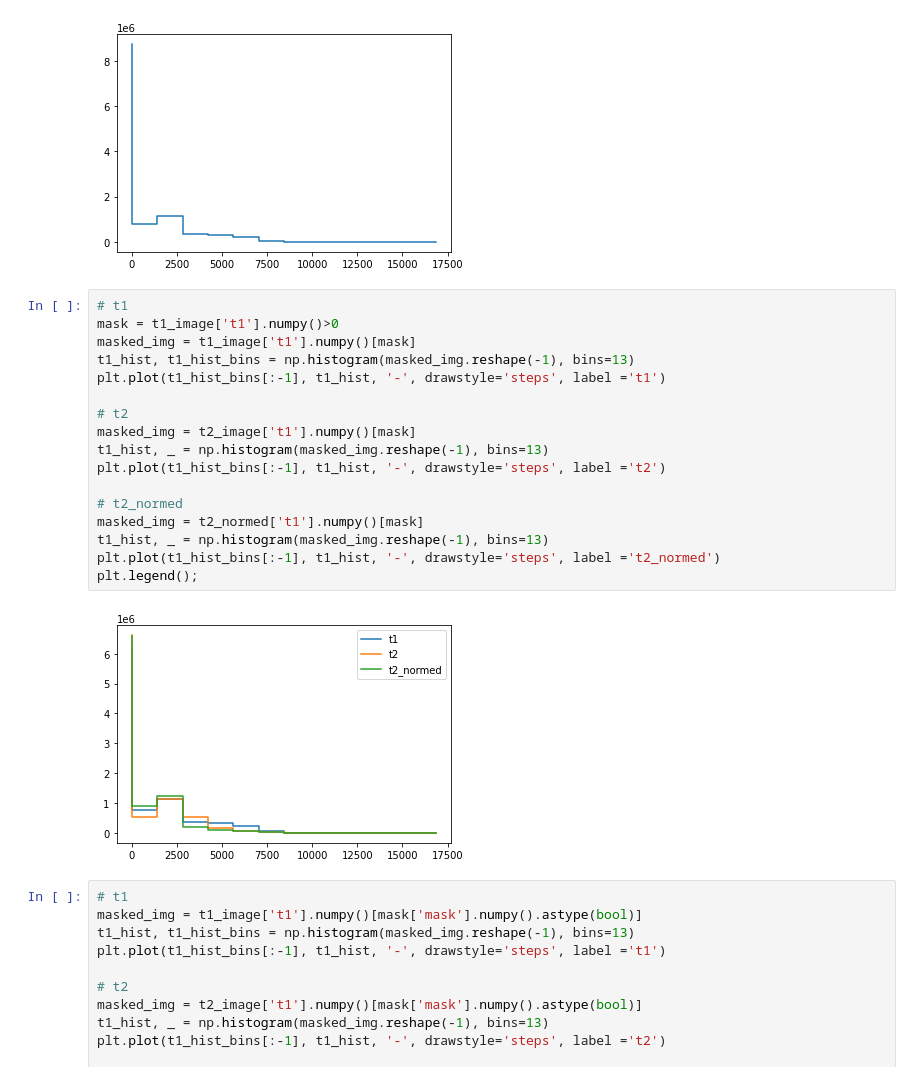
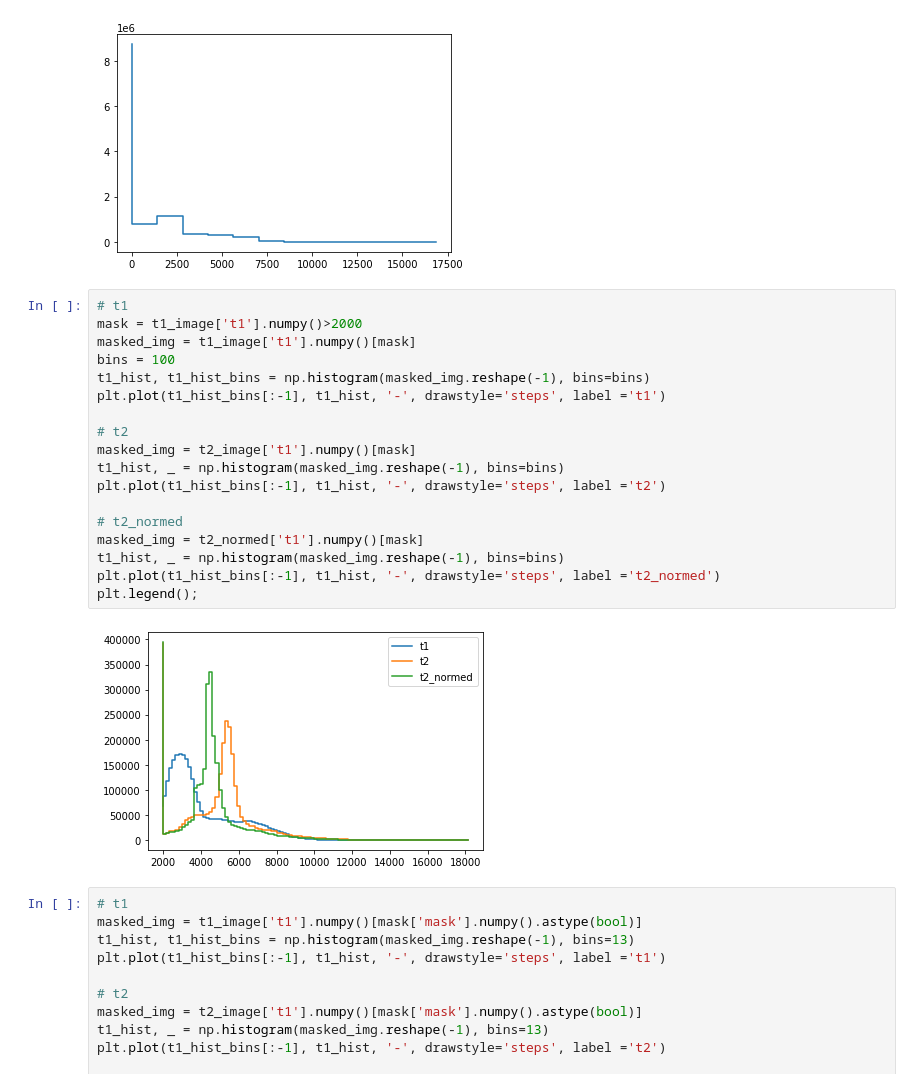
Before and after one commit to MedImAIR/brain-mri-processing-pipeline, a Jupyter notebook: preprocessing/misc/test_histogram_matching.ipynb, the cells around one changed output. Drawn from its saved outputs; the diff is of its cells as text.

```diff
--- a/preprocessing/misc/test_histogram_matching.ipynb
+++ b/preprocessing/misc/test_histogram_matching.ipynb
@@ -183,23 +183,24 @@ plt.plot(t1_hist_bins[:-1], t1_hist, '-', drawstyle='steps')
 [figure]
 # %%
 # t1
-mask = t1_image['t1'].numpy()>0
+mask = t1_image['t1'].numpy()>2000
 masked_img = t1_image['t1'].numpy()[mask]
-t1_hist, t1_hist_bins = np.histogram(masked_img.reshape(-1), bins=13)
+bins = 100
+t1_hist, t1_hist_bins = np.histogram(masked_img.reshape(-1), bins=bins)
 plt.plot(t1_hist_bins[:-1], t1_hist, '-', drawstyle='steps', label ='t1')
 
 # t2
 masked_img = t2_image['t1'].numpy()[mask]
-t1_hist, _ = np.histogram(masked_img.reshape(-1), bins=13)
+t1_hist, _ = np.histogram(masked_img.reshape(-1), bins=bins)
 plt.plot(t1_hist_bins[:-1], t1_hist, '-', drawstyle='steps', label ='t2')
 
 # t2_normed
 masked_img = t2_normed['t1'].numpy()[mask]
-t1_hist, _ = np.histogram(masked_img.reshape(-1), bins=13)
+t1_hist, _ = np.histogram(masked_img.reshape(-1), bins=bins)
 plt.plot(t1_hist_bins[:-1], t1_hist, '-', drawstyle='steps', label ='t2_normed')
 plt.legend();
 # %% [output]
-[figure, old version]
+[figure, new version]
 # %%
 # t1
 masked_img = t1_image['t1'].numpy()[mask['mask'].numpy().astype(bool)]
```
Also changed, not shown: parts of 15 cells of this notebook.
